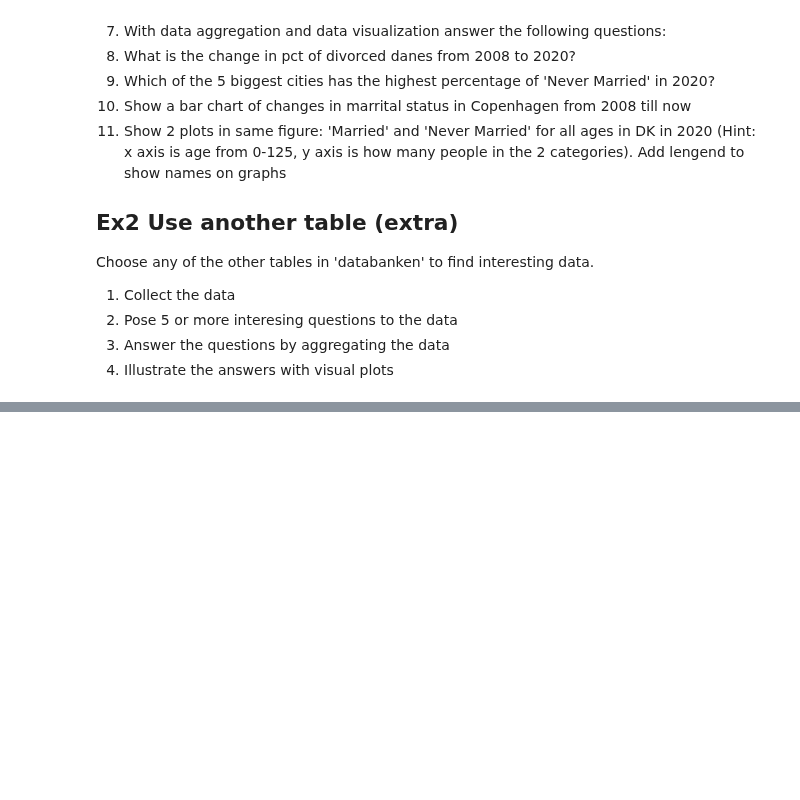
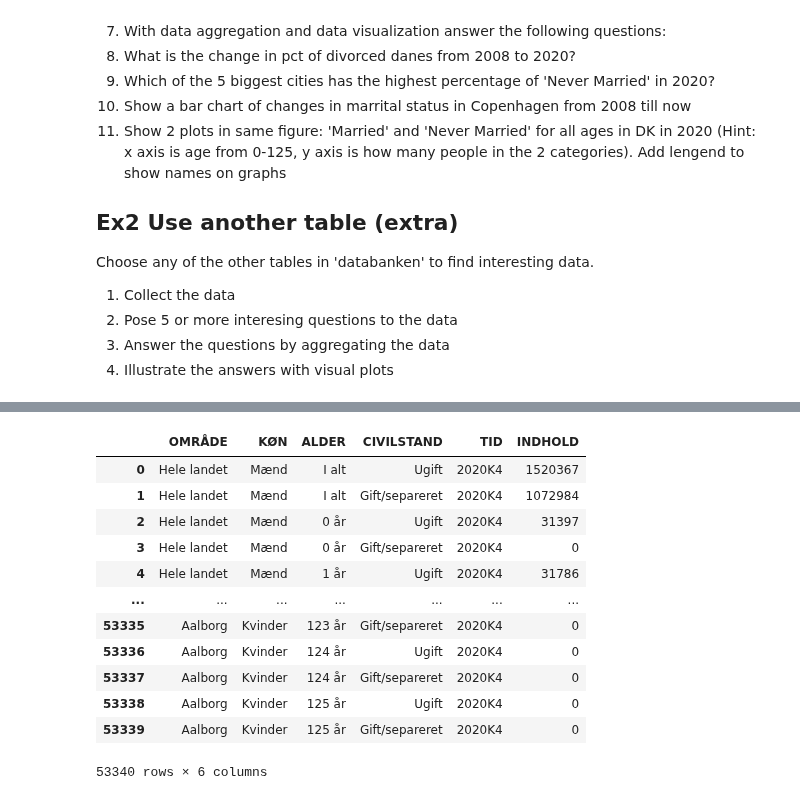
Before and after one commit to Hartmannsolution/docker_notebooks, a Jupyter notebook: notebooks/05-Exercise.ipynb, the cells around one changed output, grey strips where cells are left out. Saved outputs shown, nothing was run; the diff lists cells and outputs as text; code cells hidden in the pictures; blank space fills up the shorter version.

```diff
--- a/notebooks/05-Exercise.ipynb
+++ b/notebooks/05-Exercise.ipynb
@@ -46,0 +47,16 @@ dst[:20]
+# %%
+pd.read_csv('https://api.statbank.dk/v1/data/FOLK1A/CSV?delimiter=Semicolon&OMR%C3%85DE=*&K%C3%98N=1%2C2&ALDER=*&CIVILSTAND=U%2CG&Tid=2020K4',sep=';')
+# %% [output]
+|  | OMRÅDE | KØN | ALDER | CIVILSTAND | TID | INDHOLD |
+| 0 | Hele landet | Mænd | I alt | Ugift | 2020K4 | 1520367 |
+| 1 | Hele landet | Mænd | I alt | Gift/separeret | 2020K4 | 1072984 |
+| 2 | Hele landet | Mænd | 0 år | Ugift | 2020K4 | 31397 |
+| 3 | Hele landet | Mænd | 0 år | Gift/separeret | 2020K4 | 0 |
+| 4 | Hele landet | Mænd | 1 år | Ugift | 2020K4 | 31786 |
+| ... | ... | ... | ... | ... | ... | ... |
+| 53335 | Aalborg | Kvinder | 123 år | Gift/separeret | 2020K4 | 0 |
+| 53336 | Aalborg | Kvinder | 124 år | Ugift | 2020K4 | 0 |
+| 53337 | Aalborg | Kvinder | 124 år | Gift/separeret | 2020K4 | 0 |
+| 53338 | Aalborg | Kvinder | 125 år | Ugift | 2020K4 | 0 |
+| 53339 | Aalborg | Kvinder | 125 år | Gift/separeret | 2020K4 | 0 |
+53340 rows × 6 columns
```
Also changed, not shown: parts of 1 cell of this notebook, 24 other files.
